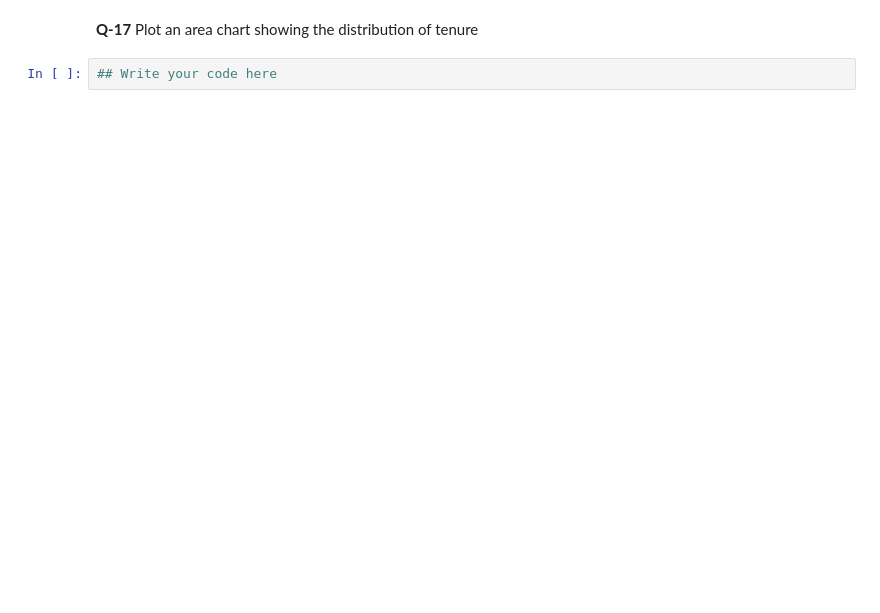
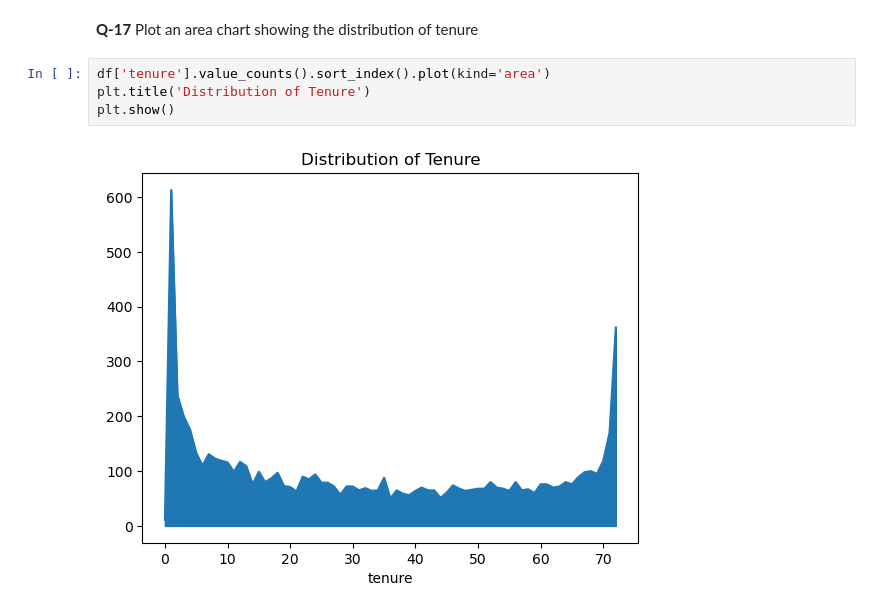
Before and after one commit to Csandal17/AgenAI-Python-Assignment, a Jupyter notebook: Questions/5_Exercise_Matplotlib_Seaborn.ipynb, the cells around one changed output. Saved outputs shown, nothing was run; the diff lists cells and outputs as text; blank space fills up the shorter version.

```diff
--- a/Questions/5_Exercise_Matplotlib_Seaborn.ipynb
+++ b/Questions/5_Exercise_Matplotlib_Seaborn.ipynb
@@ -151,4 +164,8 @@ Name: count, dtype: int64
 # %% [markdown]
 **Q-17** Plot an area chart showing the distribution of tenure
-# %%
-## Write your code here
+# %%
+df['tenure'].value_counts().sort_index().plot(kind='area')
+plt.title('Distribution of Tenure')
+plt.show()
+# %% [output]
+[figure, added]
```
Also changed, not shown: parts of 6 cells of this notebook.
